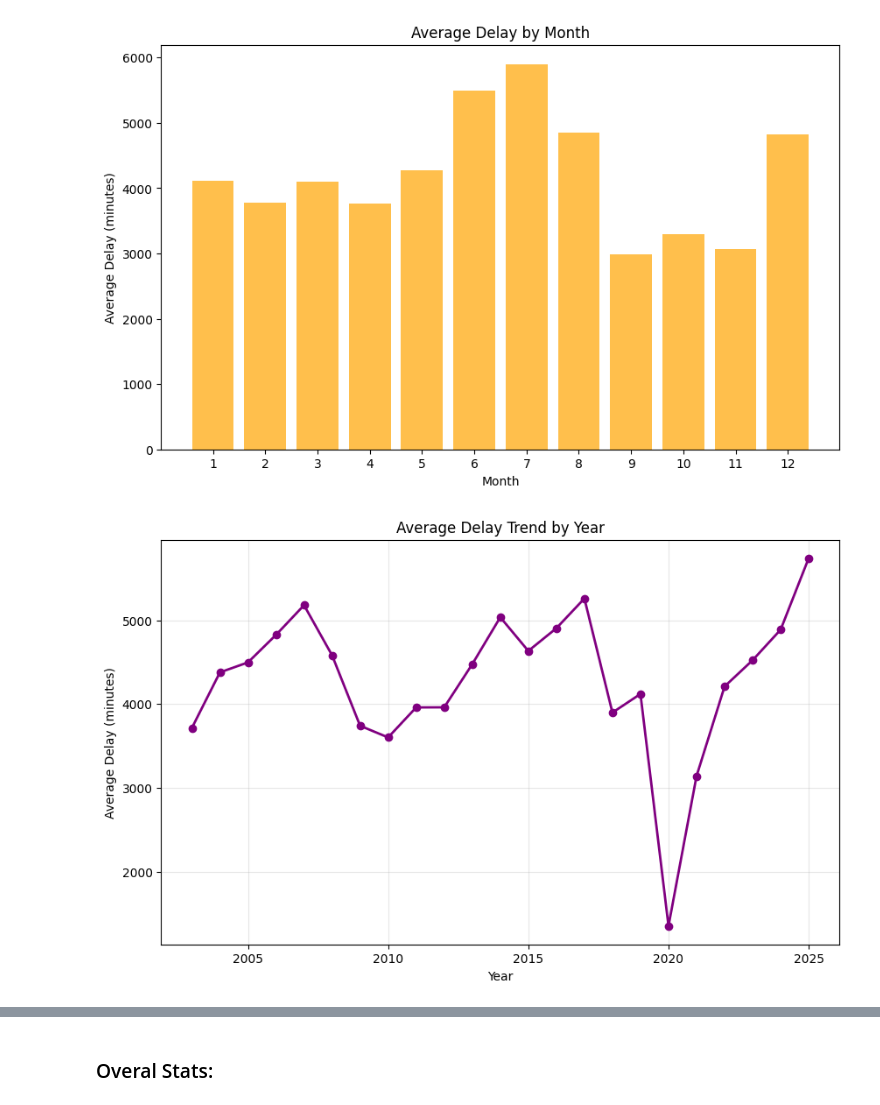
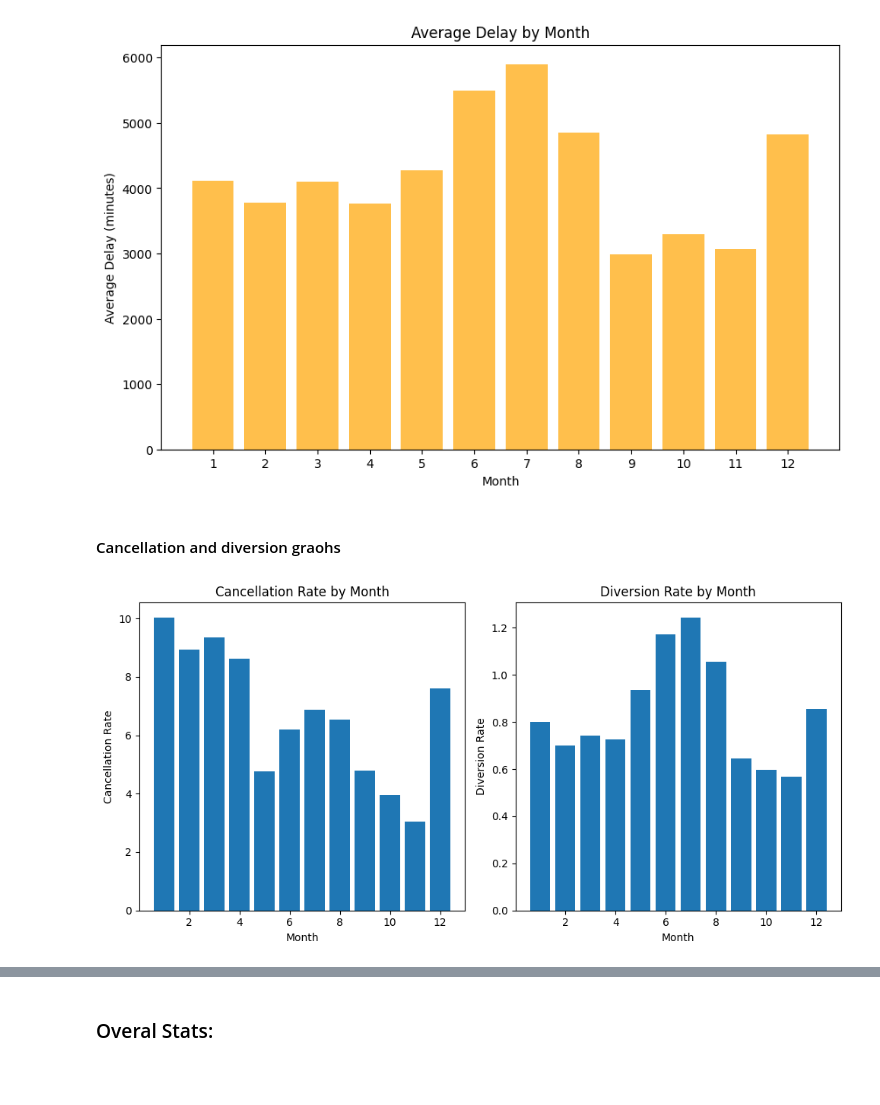
Before and after one commit to shakhbozmn/ML_CW_1_16395, a Jupyter notebook: flight_delay_analysis.ipynb, the cells around one changed output, grey strips where cells are left out. Saved outputs shown, nothing was run; the diff lists cells and outputs as text; code cells hidden in the pictures; blank space fills up the shorter version.

```diff
--- a/flight_delay_analysis.ipynb
+++ b/flight_delay_analysis.ipynb
@@ -201,16 +202,26 @@ plt.xticks(range(1, 13))
 plt.show()
 # %% [output]
 [figure]
+# %% [markdown]
+#### Cancellation and diversion graohs
 # %%
-yearly_delay = df.groupby('year')['arr_delay'].mean()
+plt.figure(figsize=(10, 5))
 
-plt.figure(figsize=(10, 6))
-plt.plot(yearly_delay.index, yearly_delay.values, marker='o',
-         linewidth=2, color='purple')
-plt.title('Average Delay Trend by Year')
-plt.xlabel('Year')
-plt.ylabel('Average Delay (minutes)')
-plt.grid(True, alpha=0.3)
+plt.subplot(1, 2, 1)
+cancellation_rate = df.groupby('month')['arr_cancelled'].mean()
+plt.bar(cancellation_rate.index, cancellation_rate.values)
+plt.title('Cancellation Rate by Month')
+plt.xlabel('Month')
+plt.ylabel('Cancellation Rate')
+
+plt.subplot(1, 2, 2)
+diversion_rate = df.groupby('month')['arr_diverted'].mean()
+plt.bar(diversion_rate.index, diversion_rate.values)
+plt.title('Diversion Rate by Month')
+plt.xlabel('Month')
+plt.ylabel('Diversion Rate')
+
+plt.tight_layout()
 plt.show()
 # %% [output]
-[figure, old version]
+[figure, new version]
```
Also changed, not shown: parts of 54 cells of this notebook.
